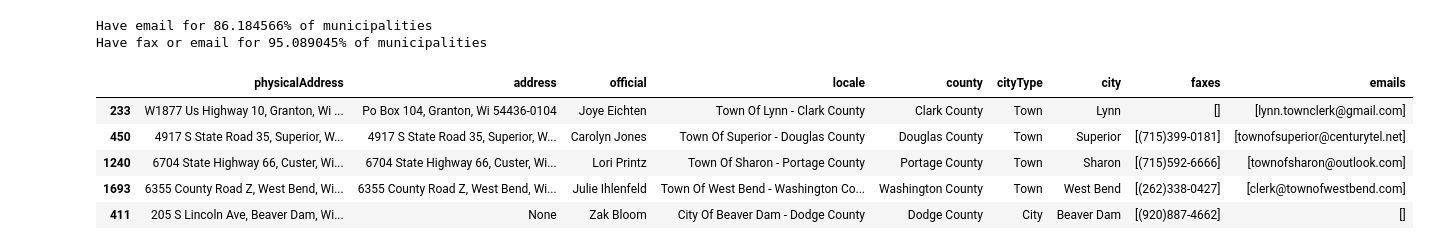
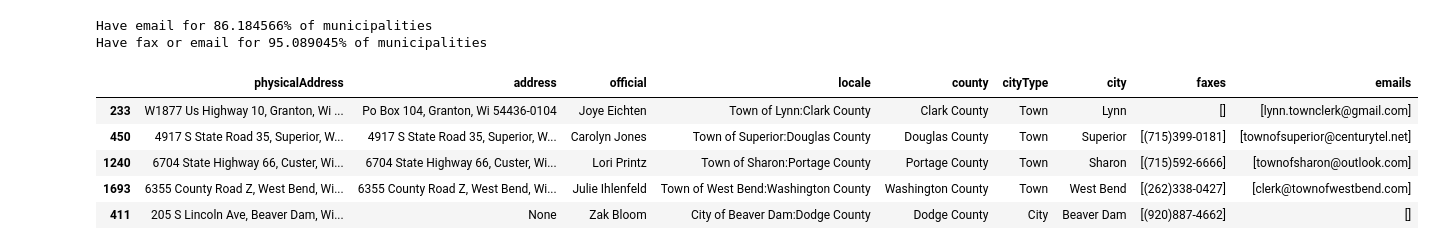
Before and after one commit to vote-by-mail/election-official-data, a Jupyter notebook: wisconsin/Main.ipynb, the cells around one changed output. Cells and saved outputs as stored; diff of their text form; code cells hidden in the pictures.

```diff
--- a/wisconsin/Main.ipynb
+++ b/wisconsin/Main.ipynb
@@ -136,27 +136,29 @@ Have fax or email for 95.089045% of municipalities
 # %%
 df_output = df_final[
     ['muncipalAddress', 'mailingAddress', 'clerkName', 'jurisdictionName', 'county', 'cityType', 'city']
 ].rename({
     'muncipalAddress': 'physicalAddress',
     'mailingAddress': 'address',
     'clerkName': 'official',
     'jurisdictionName': 'locale',
 }, axis=1)
 
 def to_list(df):
     return df.apply(
         lambda x: list(set(y for y in x if pd.notnull(y))),
         axis=1
     )
 
+df_output['locale'] = df_output['locale'].str.replace(' - ', ':').str.replace(' Of ', ' of ')
+
 df_output['faxes'] = to_list(df_final[['fax']])
 df_output['emails'] = to_list(df_final[['email', 'notificationEmail']])
 df_output.to_json('../public/wisconsin.json', orient='records')
 df_output.sample(5, random_state=42)
 # %% [output]
 |  | physicalAddress | address | official | locale | county | cityType | city | faxes | emails |
-| 233 | W1877 Us Highway 10, Granton, Wi ... | Po Box 104, Granton, Wi 54436-0104 | Joye Eichten | Town Of Lynn - Clark County | Clark County | Town | Lynn | [] | [lynn.townclerk@gmail.com] |
-| 450 | 4917 S State Road 35, Superior, W... | 4917 S State Road 35, Superior, W... | Carolyn Jones | Town Of Superior - Douglas County | Douglas County | Town | Superior | [(715)399-0181] | [townofsuperior@centurytel.net] |
-| 1240 | 6704 State Highway 66, Custer, Wi... | 6704 State Highway 66, Custer, Wi... | Lori Printz | Town Of Sharon - Portage County | Portage County | Town | Sharon | [(715)592-6666] | [townofsharon@outlook.com] |
-| 1693 | 6355 County Road Z, West Bend, Wi... | 6355 County Road Z, West Bend, Wi... | Julie Ihlenfeld | Town Of West Bend - Washington Co... | Washington County | Town | West Bend | [(262)338-0427] | [clerk@townofwestbend.com] |
-| 411 | 205 S Lincoln Ave, Beaver Dam, Wi... | None | Zak Bloom | City Of Beaver Dam - Dodge County | Dodge County | City | Beaver Dam | [(920)887-4662] | [] |
+| 233 | W1877 Us Highway 10, Granton, Wi ... | Po Box 104, Granton, Wi 54436-0104 | Joye Eichten | Town of Lynn:Clark County | Clark County | Town | Lynn | [] | [lynn.townclerk@gmail.com] |
+| 450 | 4917 S State Road 35, Superior, W... | 4917 S State Road 35, Superior, W... | Carolyn Jones | Town of Superior:Douglas County | Douglas County | Town | Superior | [(715)399-0181] | [townofsuperior@centurytel.net] |
+| 1240 | 6704 State Highway 66, Custer, Wi... | 6704 State Highway 66, Custer, Wi... | Lori Printz | Town of Sharon:Portage County | Portage County | Town | Sharon | [(715)592-6666] | [townofsharon@outlook.com] |
+| 1693 | 6355 County Road Z, West Bend, Wi... | 6355 County Road Z, West Bend, Wi... | Julie Ihlenfeld | Town of West Bend:Washington County | Washington County | Town | West Bend | [(262)338-0427] | [clerk@townofwestbend.com] |
+| 411 | 205 S Lincoln Ave, Beaver Dam, Wi... | None | Zak Bloom | City of Beaver Dam:Dodge County | Dodge County | City | Beaver Dam | [(920)887-4662] | [] |
```
Also changed, not shown: 1 other file.
